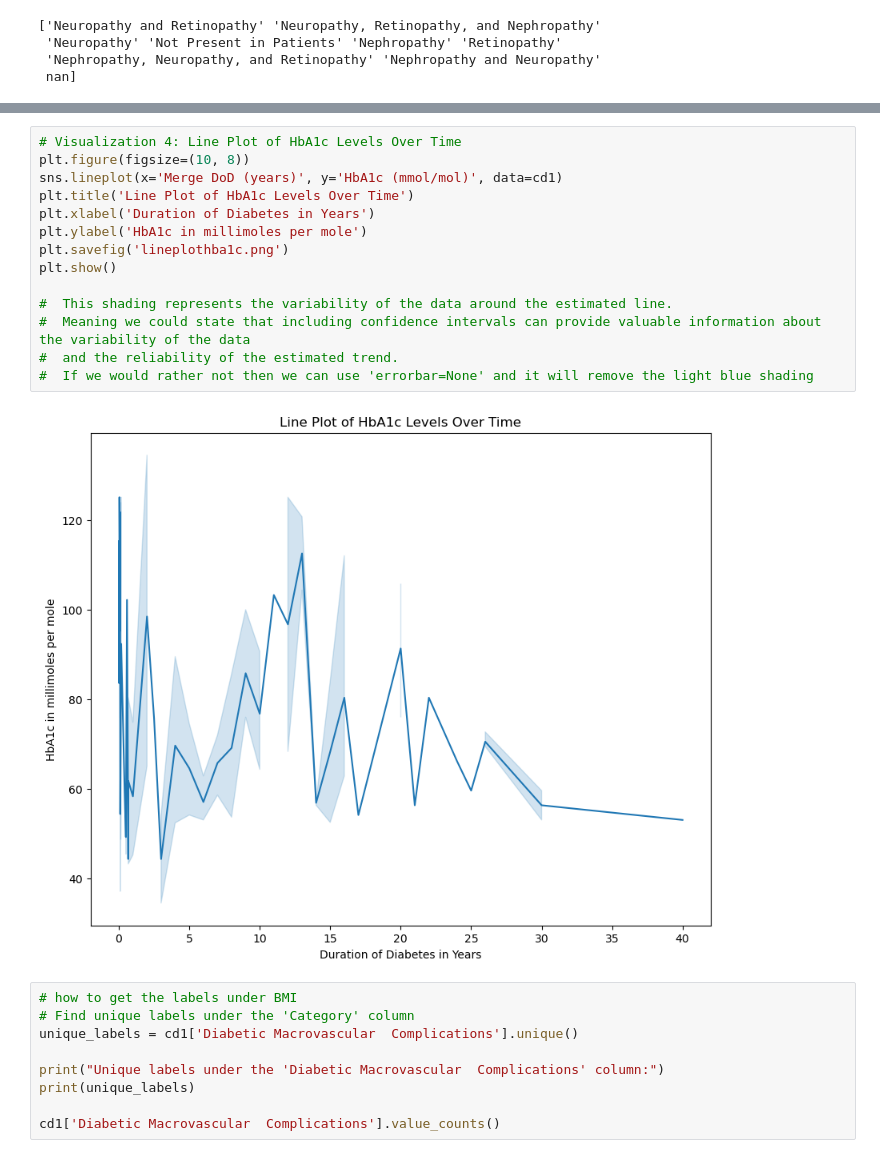
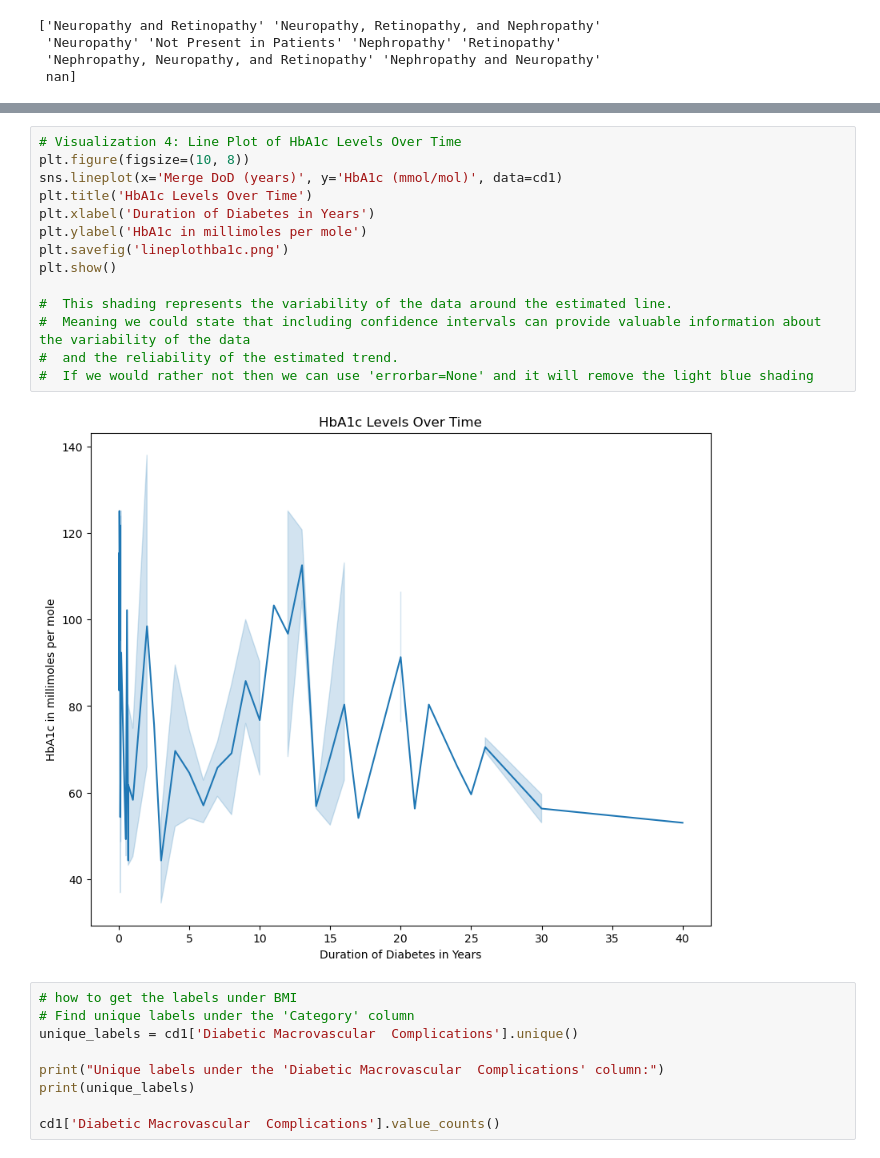
Before and after one commit to LaShawnSykes/Group-3_Project1, a Jupyter notebook: Code/rev_dataset.ipynb, the cells around one changed output, grey strips where cells are left out. Cells and saved outputs as stored; diff of their text form.

```diff
--- a/Code/rev_dataset.ipynb
+++ b/Code/rev_dataset.ipynb
@@ -289,19 +302,19 @@ plt.show()
 # %%
 # Visualization 4: Line Plot of HbA1c Levels Over Time
 plt.figure(figsize=(10, 8))
 sns.lineplot(x='Merge DoD (years)', y='HbA1c (mmol/mol)', data=cd1)
-plt.title('Line Plot of HbA1c Levels Over Time')
+plt.title('HbA1c Levels Over Time')
 plt.xlabel('Duration of Diabetes in Years')
 plt.ylabel('HbA1c in millimoles per mole')
 plt.savefig('lineplothba1c.png')
 plt.show()
 
 #  This shading represents the variability of the data around the estimated line.
 #  Meaning we could state that including confidence intervals can provide valuable information about the variability of the data
 #  and the reliability of the estimated trend.
 #  If we would rather not then we can use 'errorbar=None' and it will remove the light blue shading
 # %% [output]
-[figure, old version]
+[figure, new version]
 # %%
 # how to get the labels under BMI
 # Find unique labels under the 'Category' column
```
Also changed, not shown: parts of 7 cells of this notebook, 8 other files.
